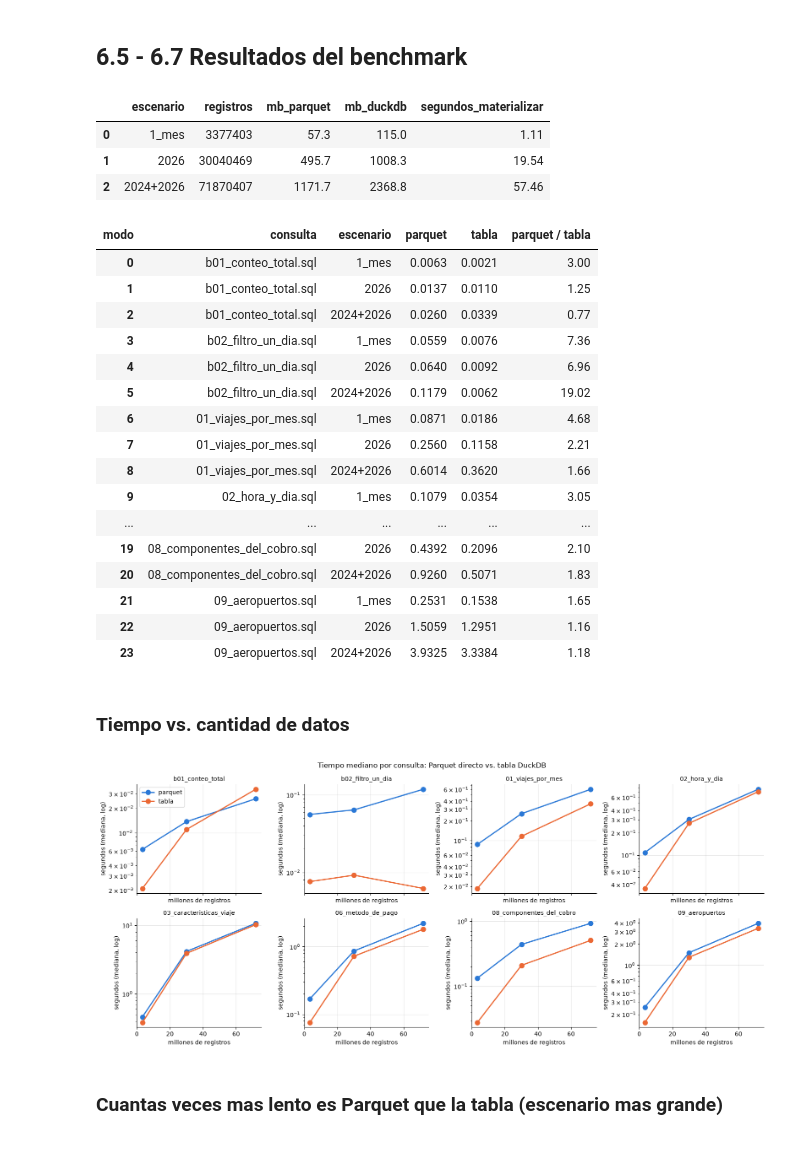
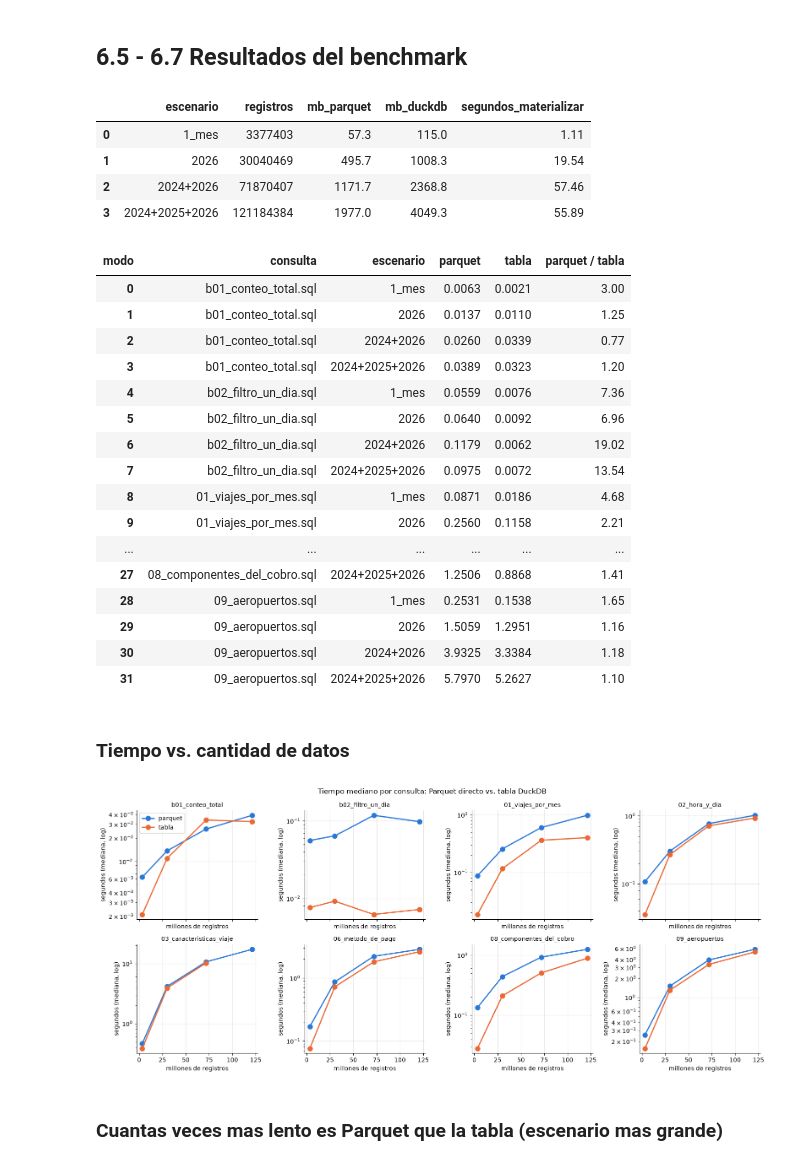
Before and after one commit to FerAHMz/lab8-ds, a Jupyter notebook: notebooks/06_benchmark.ipynb, the cells around one changed output. Cells and saved outputs as stored; diff of their text form; code cells hidden in the pictures.

```diff
--- a/notebooks/06_benchmark.ipynb
+++ b/notebooks/06_benchmark.ipynb
@@ -70,34 +74,38 @@ tamano: 2.31 GiB
 ## 6.5 - 6.7 Resultados del benchmark
 # %%
 from lab_db import RAIZ
-bench = pd.read_csv(RAIZ / "docs/benchmark/resultados.csv")
-mat = pd.read_csv(RAIZ / "docs/benchmark/materializacion.csv")
+# resultados.csv = escenarios del Ejercicio 6; resultados_<escenario>.csv = corridas posteriores (Ejercicio 8)
+bench = pd.concat([pd.read_csv(f) for f in sorted((RAIZ / "docs/benchmark").glob("resultados*.csv"))], ignore_index=True)
+mat = pd.concat([pd.read_csv(f) for f in sorted((RAIZ / "docs/benchmark").glob("materializacion*.csv"))], ignore_index=True)
+bench = bench.sort_values("registros", kind="stable")
+mat = mat.sort_values("registros")
 display(mat)
 tabla = bench.pivot_table(index=["consulta", "escenario"], columns="modo", values="mediana_s", sort=False).reset_index()
 tabla["parquet / tabla"] = (tabla.parquet / tabla.tabla).round(2)
 tabla
 # %% [output]
 |  | escenario | registros | mb_parquet | mb_duckdb | segundos_materializar |
 | 0 | 1_mes | 3377403 | 57.3 | 115.0 | 1.11 |
 | 1 | 2026 | 30040469 | 495.7 | 1008.3 | 19.54 |
 | 2 | 2024+2026 | 71870407 | 1171.7 | 2368.8 | 57.46 |
+| 3 | 2024+2025+2026 | 121184384 | 1977.0 | 4049.3 | 55.89 |
 | modo | consulta | escenario | parquet | tabla | parquet / tabla |
 | 0 | b01_conteo_total.sql | 1_mes | 0.0063 | 0.0021 | 3.00 |
 | 1 | b01_conteo_total.sql | 2026 | 0.0137 | 0.0110 | 1.25 |
 | 2 | b01_conteo_total.sql | 2024+2026 | 0.0260 | 0.0339 | 0.77 |
-| 3 | b02_filtro_un_dia.sql | 1_mes | 0.0559 | 0.0076 | 7.36 |
-| 4 | b02_filtro_un_dia.sql | 2026 | 0.0640 | 0.0092 | 6.96 |
-| 5 | b02_filtro_un_dia.sql | 2024+2026 | 0.1179 | 0.0062 | 19.02 |
-| 6 | 01_viajes_por_mes.sql | 1_mes | 0.0871 | 0.0186 | 4.68 |
-| 7 | 01_viajes_por_mes.sql | 2026 | 0.2560 | 0.1158 | 2.21 |
-| 8 | 01_viajes_por_mes.sql | 2024+2026 | 0.6014 | 0.3620 | 1.66 |
-| 9 | 02_hora_y_dia.sql | 1_mes | 0.1079 | 0.0354 | 3.05 |
+| 3 | b01_conteo_total.sql | 2024+2025+2026 | 0.0389 | 0.0323 | 1.20 |
+| 4 | b02_filtro_un_dia.sql | 1_mes | 0.0559 | 0.0076 | 7.36 |
+| 5 | b02_filtro_un_dia.sql | 2026 | 0.0640 | 0.0092 | 6.96 |
+| 6 | b02_filtro_un_dia.sql | 2024+2026 | 0.1179 | 0.0062 | 19.02 |
+| 7 | b02_filtro_un_dia.sql | 2024+2025+2026 | 0.0975 | 0.0072 | 13.54 |
+| 8 | 01_viajes_por_mes.sql | 1_mes | 0.0871 | 0.0186 | 4.68 |
+| 9 | 01_viajes_por_mes.sql | 2026 | 0.2560 | 0.1158 | 2.21 |
 | ... | ... | ... | ... | ... | ... |
-| 19 | 08_componentes_del_cobro.sql | 2026 | 0.4392 | 0.2096 | 2.10 |
-| 20 | 08_componentes_del_cobro.sql | 2024+2026 | 0.9260 | 0.5071 | 1.83 |
-| 21 | 09_aeropuertos.sql | 1_mes | 0.2531 | 0.1538 | 1.65 |
-| 22 | 09_aeropuertos.sql | 2026 | 1.5059 | 1.2951 | 1.16 |
-| 23 | 09_aeropuertos.sql | 2024+2026 | 3.9325 | 3.3384 | 1.18 |
+| 27 | 08_componentes_del_cobro.sql | 2024+2025+2026 | 1.2506 | 0.8868 | 1.41 |
+| 28 | 09_aeropuertos.sql | 1_mes | 0.2531 | 0.1538 | 1.65 |
+| 29 | 09_aeropuertos.sql | 2026 | 1.5059 | 1.2951 | 1.16 |
+| 30 | 09_aeropuertos.sql | 2024+2026 | 3.9325 | 3.3384 | 1.18 |
+| 31 | 09_aeropuertos.sql | 2024+2025+2026 | 5.7970 | 5.2627 | 1.10 |
 # %% [markdown]
 ### Tiempo vs. cantidad de datos
 # %%
@@ -114,7 +122,7 @@ axes.flat[0].legend()
 fig.suptitle("Tiempo mediano por consulta: Parquet directo vs. tabla DuckDB")
 plt.tight_layout(); plt.show()
 # %% [output]
-[figure, old version]
+[figure, new version]
 # %% [markdown]
 ### Cuantas veces mas lento es Parquet que la tabla (escenario mas grande)
 # %%
```
Also changed, not shown: parts of 4 cells of this notebook, 5 other files.
